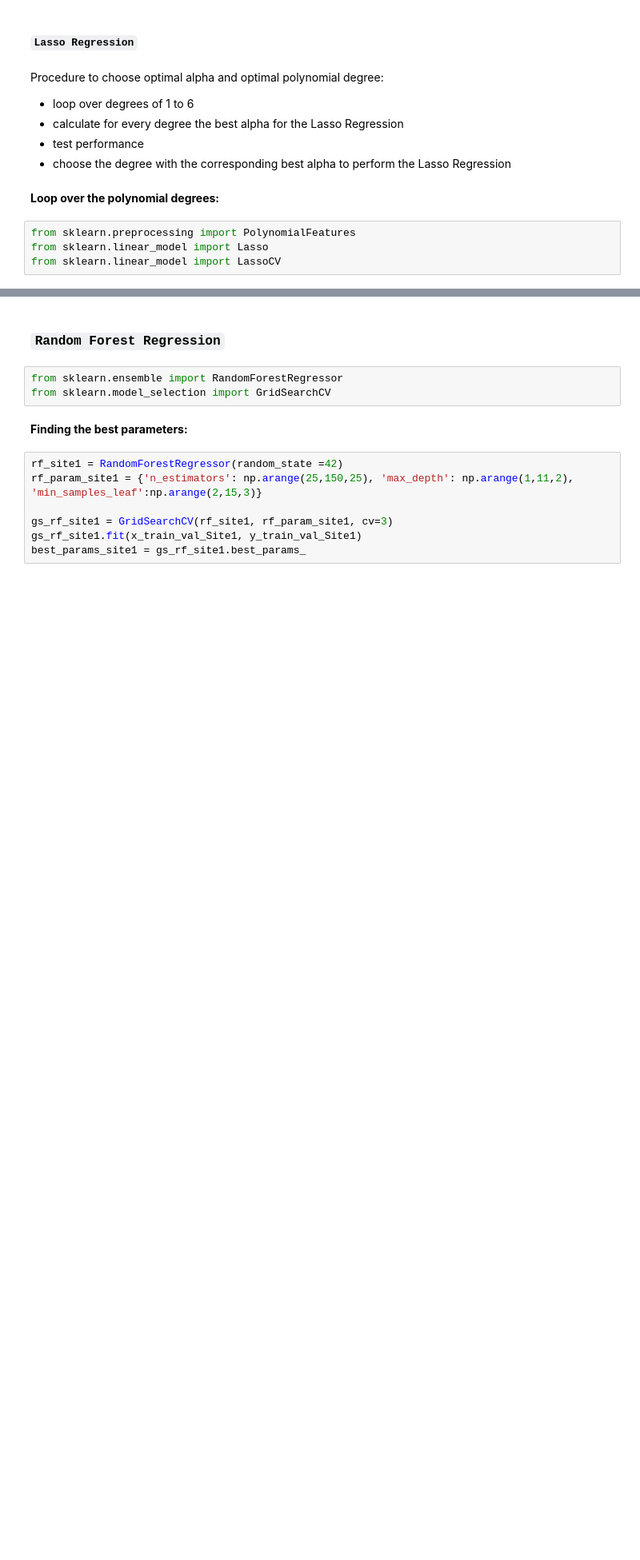
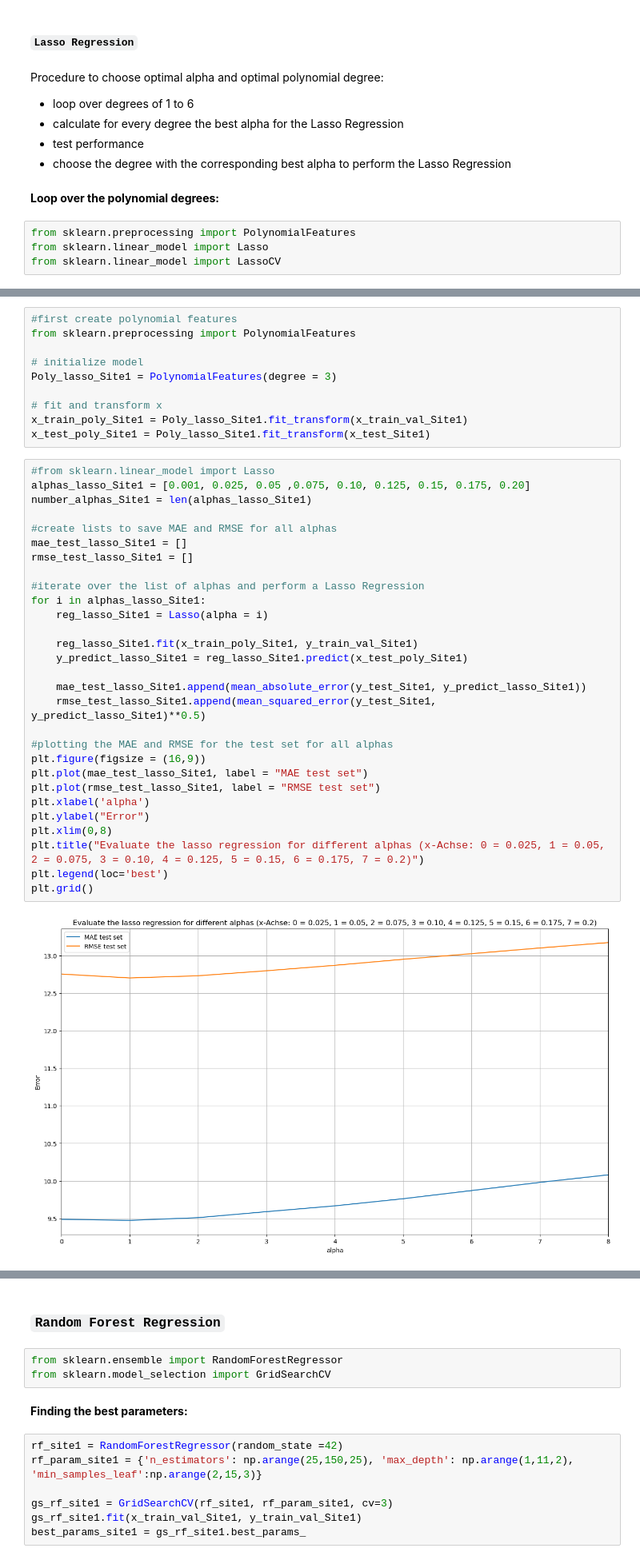
Before and after one commit to ilsuucar2/AATeamAssignment, a Jupyter notebook: AATeamAssignment-Prediction2.ipynb, the cells around one changed output, grey strips where cells are left out. Shown at 80% size. Drawn from its saved outputs; the diff is of its cells as text; blank space fills up the shorter version.

Commit message:
update prediction

```diff
--- a/AATeamAssignment-Prediction2.ipynb
+++ b/AATeamAssignment-Prediction2.ipynb
@@ -2006,0 +2034,41 @@ print(rmse_test_lasso)
+# %%
+#first create polynomial features
+from sklearn.preprocessing import PolynomialFeatures
+
+# initialize model
+Poly_lasso_Site1 = PolynomialFeatures(degree = 3)
+
+# fit and transform x
+x_train_poly_Site1 = Poly_lasso_Site1.fit_transform(x_train_val_Site1)
+x_test_poly_Site1 = Poly_lasso_Site1.fit_transform(x_test_Site1)
+# %%
+#from sklearn.linear_model import Lasso
+alphas_lasso_Site1 = [0.001, 0.025, 0.05 ,0.075, 0.10, 0.125, 0.15, 0.175, 0.20]
+number_alphas_Site1 = len(alphas_lasso_Site1)
+
+#create lists to save MAE and RMSE for all alphas
+mae_test_lasso_Site1 = []
+rmse_test_lasso_Site1 = []
+
+#iterate over the list of alphas and perform a Lasso Regression
+for i in alphas_lasso_Site1:
+    reg_lasso_Site1 = Lasso(alpha = i)
+
+    reg_lasso_Site1.fit(x_train_poly_Site1, y_train_val_Site1)
+    y_predict_lasso_Site1 = reg_lasso_Site1.predict(x_test_poly_Site1)
+
+    mae_test_lasso_Site1.append(mean_absolute_error(y_test_Site1, y_predict_lasso_Site1))
+    rmse_test_lasso_Site1.append(mean_squared_error(y_test_Site1, y_predict_lasso_Site1)**0.5)
+
+#plotting the MAE and RMSE for the test set for all alphas
+plt.figure(figsize = (16,9))
+plt.plot(mae_test_lasso_Site1, label = "MAE test set")
+plt.plot(rmse_test_lasso_Site1, label = "RMSE test set")
+plt.xlabel('alpha')
+plt.ylabel("Error")
+plt.xlim(0,8)
+plt.title("Evaluate the lasso regression for different alphas (x-Achse: 0 = 0.025, 1 = 0.05, 2 = 0.075, 3 = 0.10, 4 = 0.125, 5 = 0.15, 6 = 0.175, 7 = 0.2)")
+plt.legend(loc='best')
+plt.grid()
+# %% [output]
+[figure, added]
```
Also changed, not shown: parts of 11 cells of this notebook.
